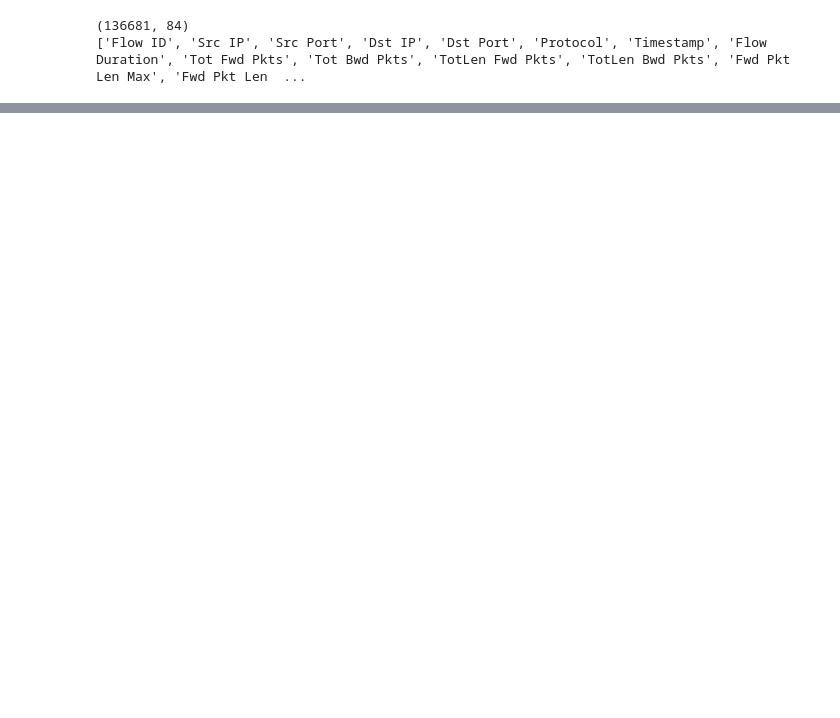
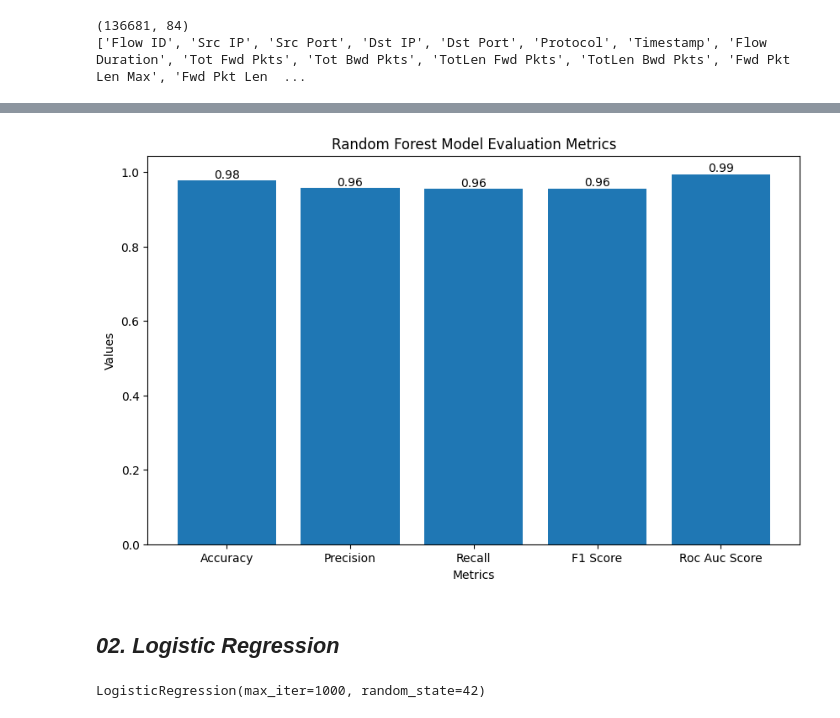
Before and after one commit to halimAhtasham/Network-_Intrusion_Detection---All_In_One, a Jupyter notebook: ROSIDS23_Testing_Multiple_Model.ipynb, the cells around one changed output, grey strips where cells are left out. Drawn from its saved outputs; the diff is of its cells as text; code cells hidden in the pictures; blank space fills up the shorter version.

```diff
--- a/ROSIDS23_Testing_Multiple_Model.ipynb
+++ b/ROSIDS23_Testing_Multiple_Model.ipynb
@@ -44,0 +248,5 @@ print(df.columns.tolist())
+# %%
+df_clean = df_clean.dropna()
+
+print("New Shape: ", df_clean.shape)
+print("Missing Values: ", df_clean.isnull().sum().sum())
@@ -44,0 +290,11 @@ print(df.columns.tolist())
+# %%
+X_train, X_test, y_train, y_test = train_test_split(
+    X,
+    y_encoded,
+    test_size=0.2,
+    random_state=42,
+    stratify = y_encoded
+
+)
+print("Trainig: ", X_train.shape, y_train.shape)
+print("Testing: ", X_test.shape, y_test.shape)
@@ -44,0 +329,7 @@ print(df.columns.tolist())
+# %%
+rf = RandomForestClassifier(
+    n_estimators = 100,
+    random_state = 42,
+    n_jobs = -1
+)
+rf.fit(X_train, y_train)
@@ -44,0 +338,3 @@ print(df.columns.tolist())
+# %%
+rf_pred = rf.predict(X_test)
+rf_prob =rf.predict_proba(X_test)[:,1]
@@ -44,0 +369,28 @@ print(df.columns.tolist())
+# %%
+plt.figure(figsize=(10,6))
+
+plt.title("Random Forest Model Evaluation Metrics")
+plt.xlabel("Metrics")
+plt.ylabel("Values")
+
+matrics = ["Accuracy", "Precision", "Recall", "F1 Score", "Roc Auc Score"]
+values = [
+    accuracy_score(y_test, rf_pred),
+    precision_score(y_test, rf_pred, average="macro"),
+    recall_score(y_test, rf_pred, average="macro"),
+    f1_score(y_test, rf_pred, average="macro"),
+    roc_auc_score(y_test, rf_prob, multi_class='ovr', average='macro')
+]
+
+bars = plt.bar(matrics, values)
+plt.bar_label(bars, fmt='%.2f')
+plt.show()
+# %% [output]
+[figure, added]
+# %% [markdown]
+## ***02. Logistic Regression***
+# %%
+lg = LogisticRegression(random_state=42, max_iter=1000)
+lg.fit(X_train_scaled, y_train)
+# %% [output]
+LogisticRegression(max_iter=1000, random_state=42)
```
Also changed, not shown: parts of 70 cells of this notebook.
